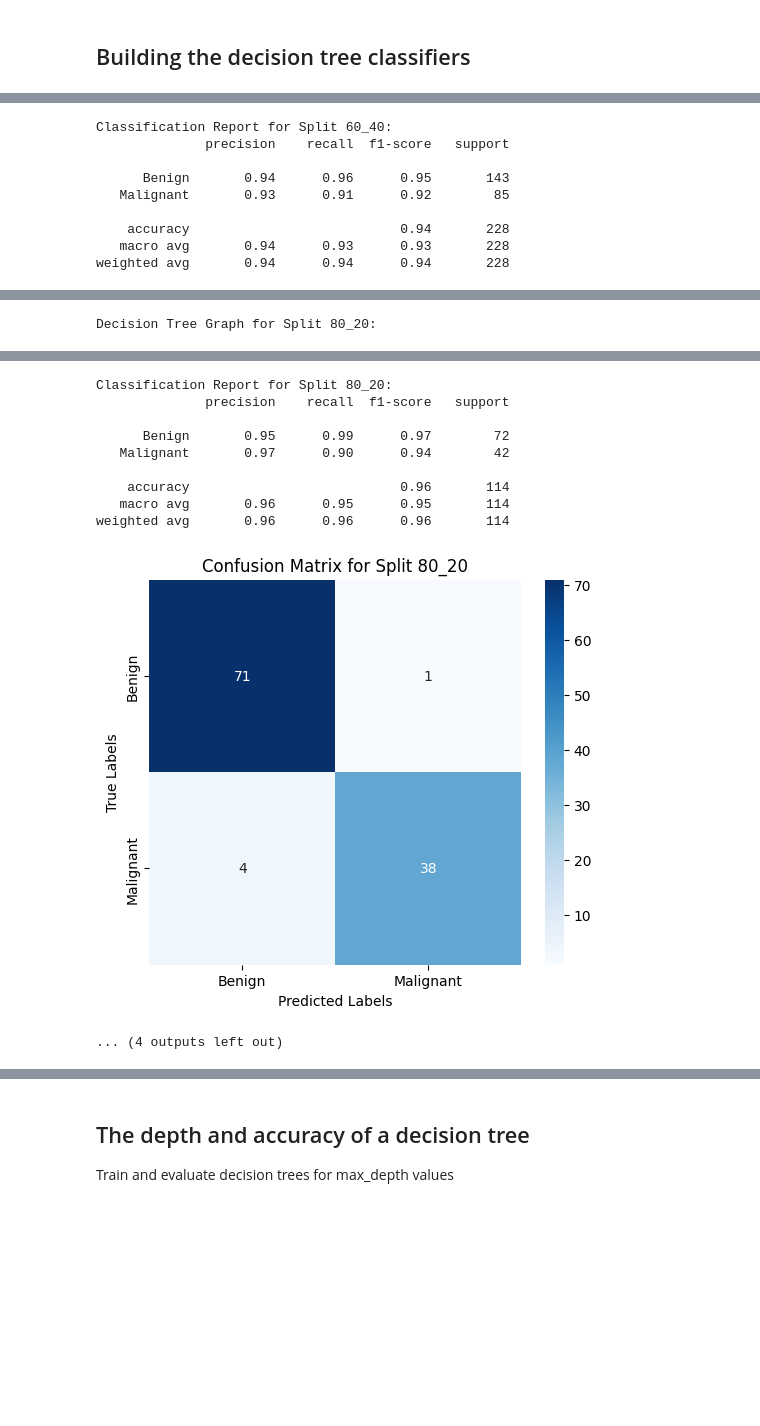
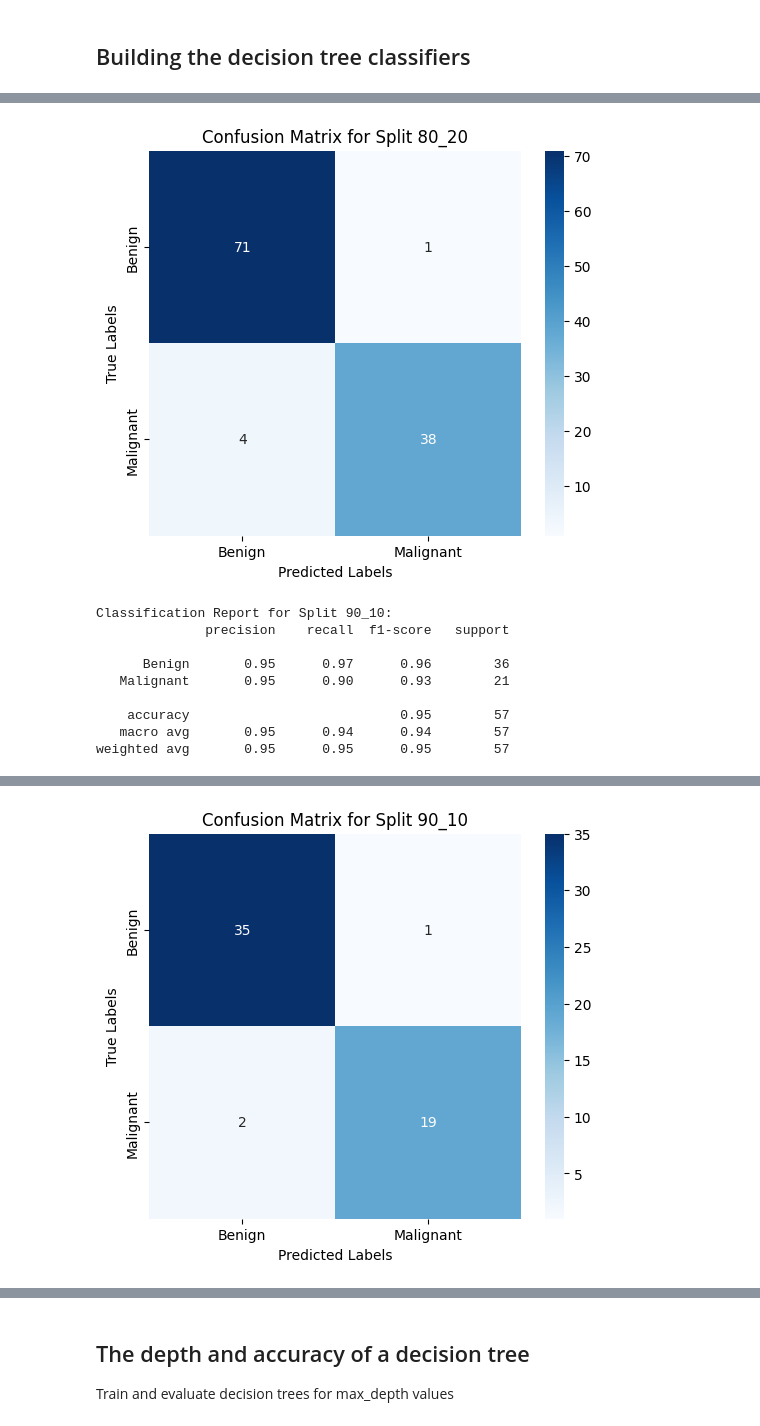
Before and after one commit to phuotato/Decision-Tree-AI-Project, a Jupyter notebook: dt_classifier_1.ipynb, the cells around one changed output, grey strips where cells are left out. Cells and saved outputs as stored; diff of their text form; code cells hidden in the pictures; blank space fills up the shorter version.

```diff
--- a/dt_classifier_1.ipynb
+++ b/dt_classifier_1.ipynb
@@ -140,9 +136,6 @@ for key, (X_train, X_test, y_train, y_test) in splits.items():
 
     graph = graphviz.Source(dot_data)
     graph.render(f"plots/dataset1/decision_tree_{key}", format="png")
-    #view graph
-    print(f"Decision Tree Graph for Split {key}:")
-    display(graph)
 
     # classification report
     y_pred = clf.predict(X_test)
@@ -176,9 +184,10 @@ Decision Tree Graph for Split 60_40:
+[figure]
-Classification Report for Split 60_40:
+Classification Report for Split 90_10:
               precision    recall  f1-score   support
 
-      Benign       0.94      0.96      0.95       143
-   Malignant       0.93      0.91      0.92        85
+      Benign       0.95      0.97      0.96        36
+   Malignant       0.95      0.90      0.93        21
 
-    accuracy                           0.94       228
-   macro avg       0.94      0.93      0.93       228
-weighted avg       0.94      0.94      0.94       228
+    accuracy                           0.95        57
+   macro avg       0.95      0.94      0.94        57
+weighted avg       0.95      0.95      0.95        57
@@ -186 +193,0 @@ weighted avg       0.94      0.94      0.94       228
-Decision Tree Graph for Split 80_20:
@@ -188,11 +194 @@ Decision Tree Graph for Split 80_20:
-Classification Report for Split 80_20:
-              precision    recall  f1-score   support
-
-      Benign       0.95      0.99      0.97        72
-   Malignant       0.97      0.90      0.94        42
-
-    accuracy                           0.96       114
-   macro avg       0.96      0.95      0.95       114
-weighted avg       0.96      0.96      0.96       114
-[figure]
-... (4 outputs left out)
+[figure, added]
```
Also changed, not shown: parts of 5 cells of this notebook, 3 other files.
